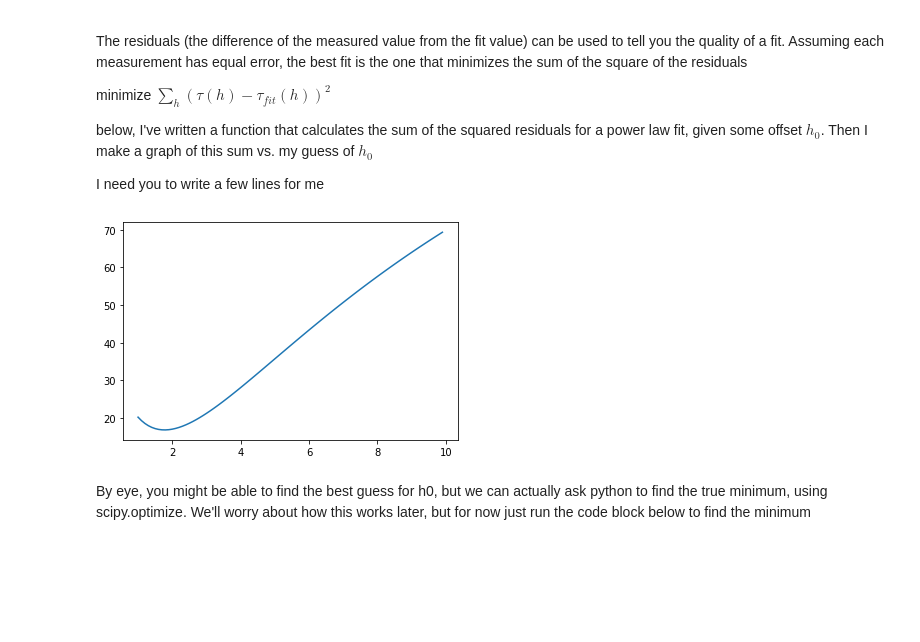
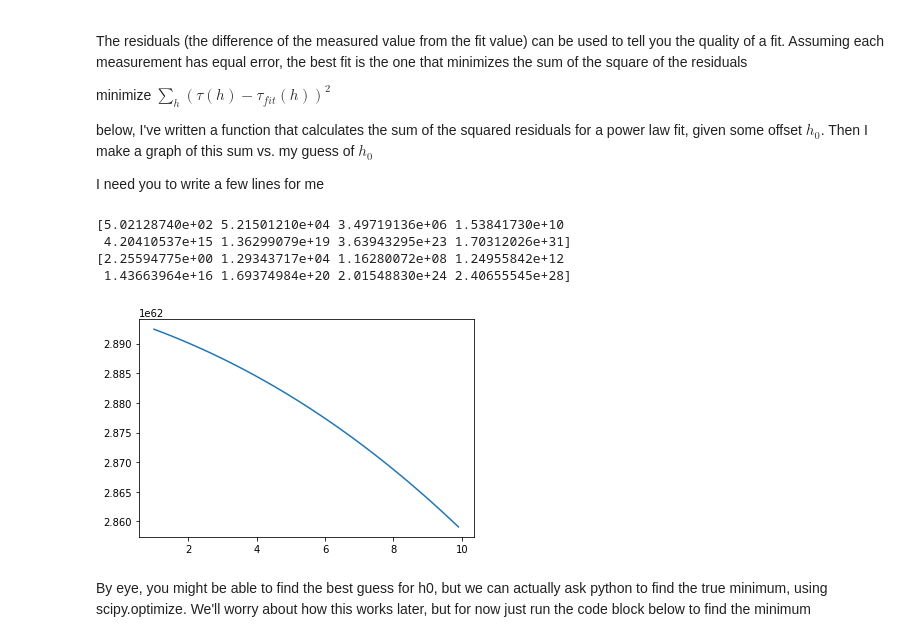
Before and after one commit to NYUExperimentalPhysics1-2021/labanalysis2-Hanananah, a Jupyter notebook: LabAnalysis2_Hannah.ipynb, the cells around one changed output. Saved outputs shown, nothing was run; the diff lists cells and outputs as text; code cells hidden in the pictures; blank space fills up the shorter version.

```diff
--- a/LabAnalysis2_Hannah.ipynb
+++ b/LabAnalysis2_Hannah.ipynb
@@ -434,18 +434,25 @@ I need you to write a few lines for me
 # %%
 def powerLawResidualSqSum(h, tau, h0):
   x = np.log(h + h0)
   y = np.log(tau)
   m,b,yfit = fitLine(x,y)
   tau_fit = np.exp(yfit)
+  if h0 == 1:
+    print(tau)
+    print(tau_fit)
   return np.sum((tau - tau_fit) ** 2)#CODE 22: sum of tau - tau_fit squared
 
 offset = np.arange(1,10,.1)
 residsq = offset*0
 for i in range(len(offset)):
-  residsq[i] = powerLawResidualSqSum(lg_h, lg_tau, offset[i])#CODE 23: use the function above to calculate the residual for lg_h, lg_tau and offset[i]
+  residsq[i] = powerLawResidualSqSum(np.exp(lg_h), np.exp(lg_tau), offset[i])#CODE 23: use the function above to calculate the residual for lg_h, lg_tau and offset[i]
 plt.plot(offset, residsq);
 # %% [output]
+[5.02128740e+02 5.21501210e+04 3.49719136e+06 1.53841730e+10
+ 4.20410537e+15 1.36299079e+19 3.63943295e+23 1.70312026e+31]
+[2.25594775e+00 1.29343717e+04 1.16280072e+08 1.24955842e+12
+ 1.43663964e+16 1.69374984e+20 2.01548830e+24 2.40655545e+28]
-[figure, old version]
+[figure, new version]
 # %% [markdown]
 By eye, you might be able to find the best guess for h0, but we can actually ask python to find the true minimum, using scipy.optimize. We'll worry about how this works later, but for now just run the code block below to find the minimum
 # %%
```
